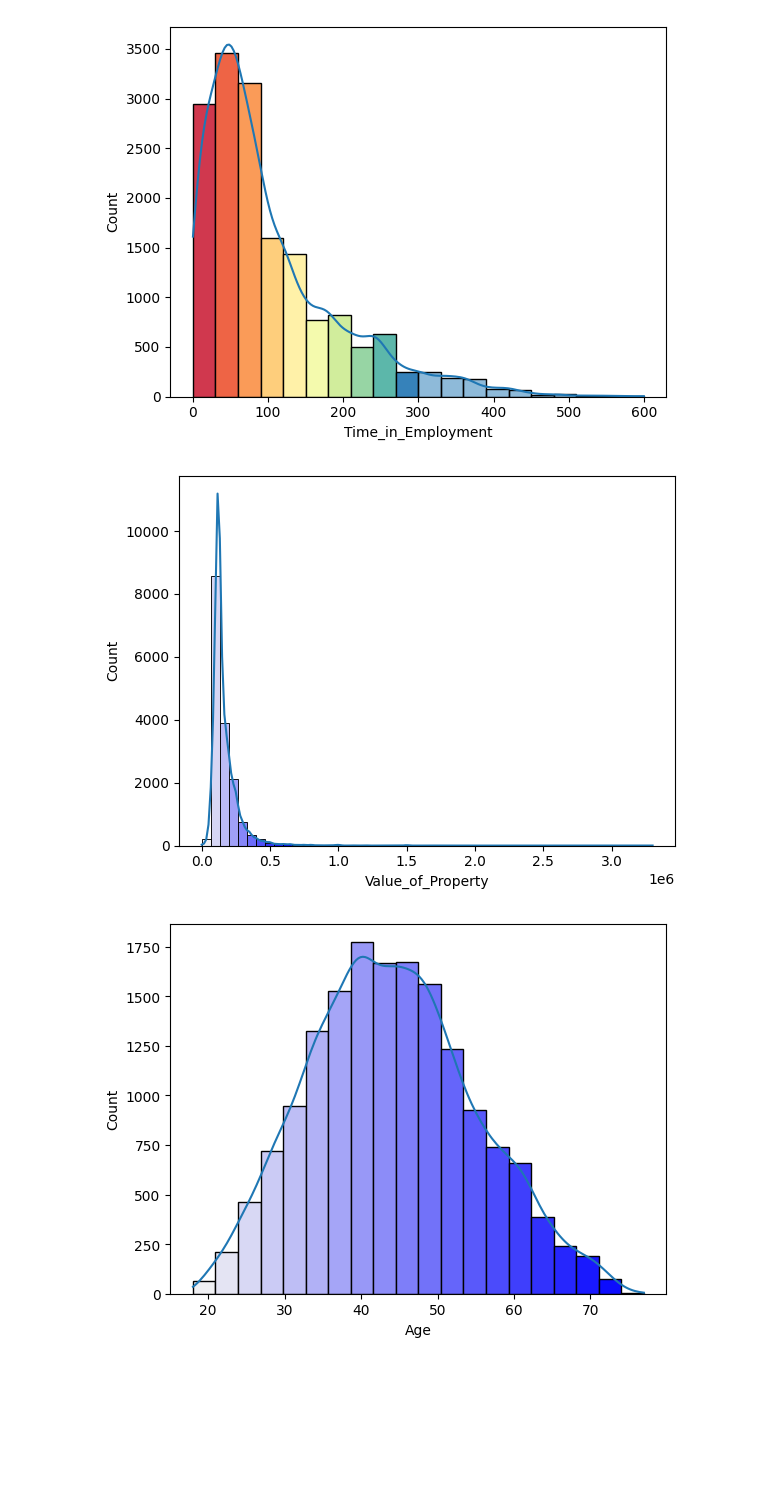
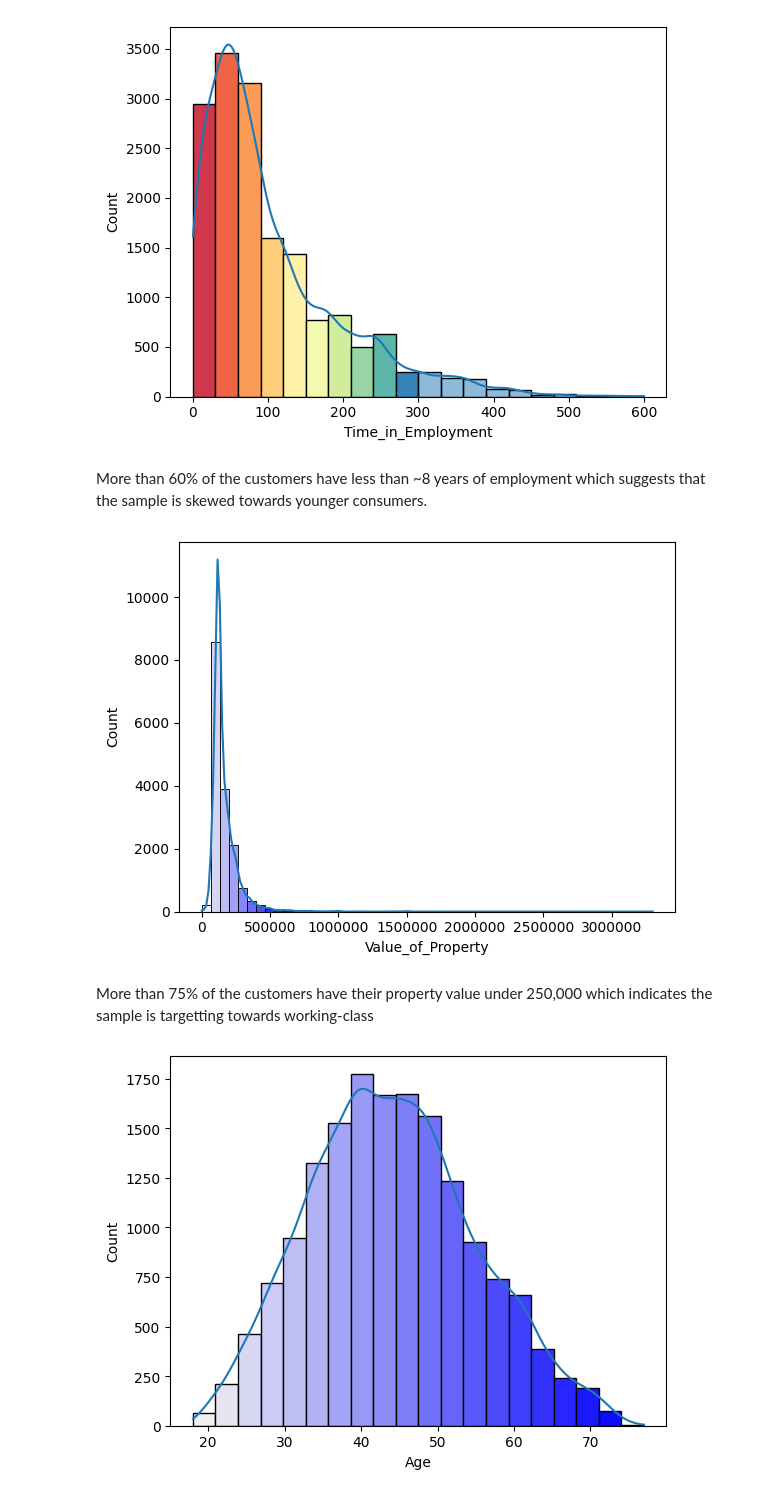
Before and after one commit to pradeepvaranasi/insurance_re, a Jupyter notebook: TigerAnalytics_CaseStudy_PradeepVaranasi.ipynb, the cells around one changed output. Cells and saved outputs as stored; diff of their text form; code cells hidden in the pictures; blank space fills up the shorter version.

```diff
--- a/TigerAnalytics_CaseStudy_PradeepVaranasi.ipynb
+++ b/TigerAnalytics_CaseStudy_PradeepVaranasi.ipynb
@@ -208,18 +227,23 @@ for bin_,i in zip(plot.patches,cm):
 plt.show()
 # %% [output]
 [figure]
+# %% [markdown]
+More than 60% of the customers have less than ~8 years of employment which suggests that the sample is skewed towards younger consumers.
 # %%
 # Histplot for the column - 'Value_of_Property'
 
 cm = sns.color_palette("light:b",10)
 plot = sns.histplot(df['Value_of_Property'], bins=50, kde=True)
 
 for bin_,i in zip(plot.patches,cm):
     bin_.set_facecolor(i)
 
+plt.ticklabel_format(style='plain')
 plt.show()
 # %% [output]
-[figure, old version]
+[figure, new version]
+# %% [markdown]
+More than 75% of the customers have their property value under 250,000 which indicates the sample is targetting towards working-class
 # %%
 # Histplot for the column - 'Age'
 
```
Also changed, not shown: parts of 32 cells of this notebook.
